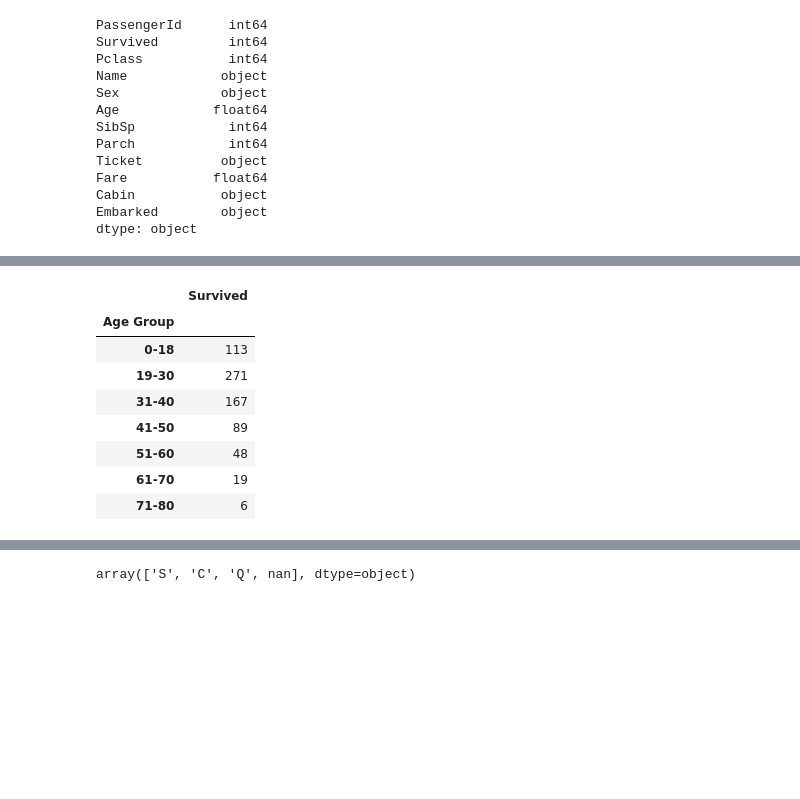
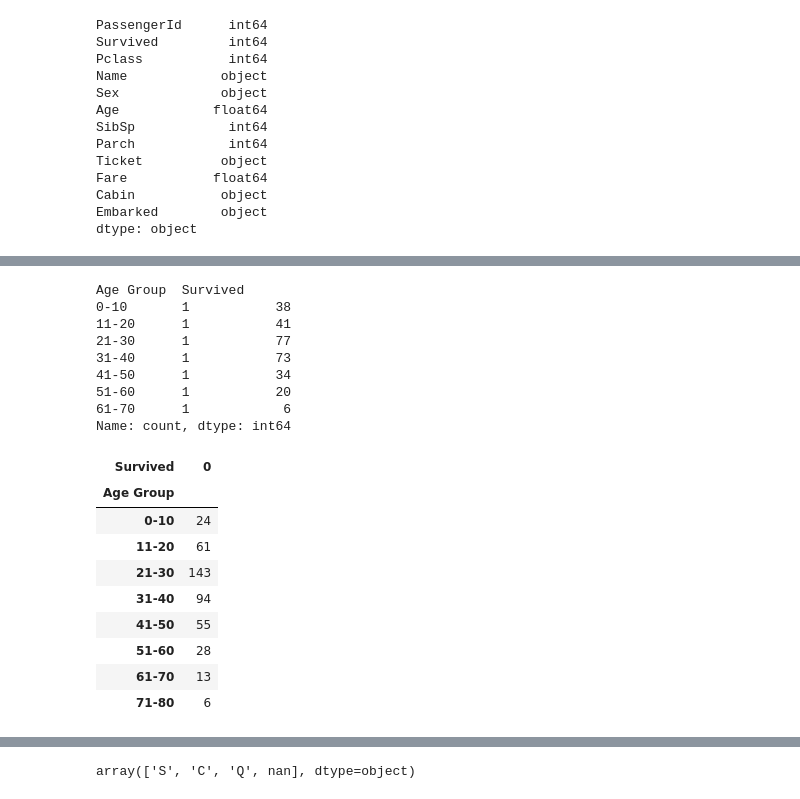
Before and after one commit to jijinexp/kaggle-competitions, a Jupyter notebook: titanic-disaster.ipynb, the cells around one changed output, grey strips where cells are left out. Cells and saved outputs as stored; diff of their text form; code cells hidden in the pictures; blank space fills up the shorter version.

```diff
--- a/titanic-disaster.ipynb
+++ b/titanic-disaster.ipynb
@@ -88,8 +168,9 @@ display(train.groupby(['Sex'])[['Survived']].apply(lambda x: x.count()))
 # %%
 display(train['Age'].describe())
+display(train['Age'].unique())
 # Define age bins
-bins = [0, 18, 30, 40, 50, 60, 70, 80]
-labels = ['0-18', '19-30', '31-40', '41-50', '51-60', '61-70', '71-80']
+bins = [0, 10, 20, 30, 40, 50, 60, 70, 80]
+labels = ['0-10', '11-20', '21-30', '31-40', '41-50', '51-60', '61-70', '71-80']
 # %% [output]
 count    714.000000
 mean      29.699118
@@ -103,15 +194,26 @@ Name: Age, dtype: float64
 # %%
 train['Age Group'] = pd.cut(train['Age'], bins=bins, labels=labels, right=False)
 test['Age Group'] = pd.cut(test['Age'], bins=bins, labels=labels, right=False)
-display(train.groupby(['Age Group'])[['Survived']].apply(lambda x: x.count()))
-display(test.head())
+display(train[train['Survived']==1].groupby('Age Group')[['Survived']].apply(lambda a: a.value_counts()))
+display(train[train['Survived']==0].groupby('Age Group')[['Survived']].apply(lambda a: a.value_counts()))
+#display(test.head())
 # %% [output]
+Age Group  Survived
+0-10       1           38
+11-20      1           41
+21-30      1           77
+31-40      1           73
+41-50      1           34
+51-60      1           20
+61-70      1            6
+Name: count, dtype: int64
-|  | Survived |
+| Survived | 0 |
 | Age Group |  |
-| 0-18 | 113 |
-| 19-30 | 271 |
-| 31-40 | 167 |
-| 41-50 | 89 |
-| 51-60 | 48 |
-| 61-70 | 19 |
+| 0-10 | 24 |
+| 11-20 | 61 |
+| 21-30 | 143 |
+| 31-40 | 94 |
+| 41-50 | 55 |
+| 51-60 | 28 |
+| 61-70 | 13 |
 | 71-80 | 6 |
```
Also changed, not shown: parts of 22 cells of this notebook.
